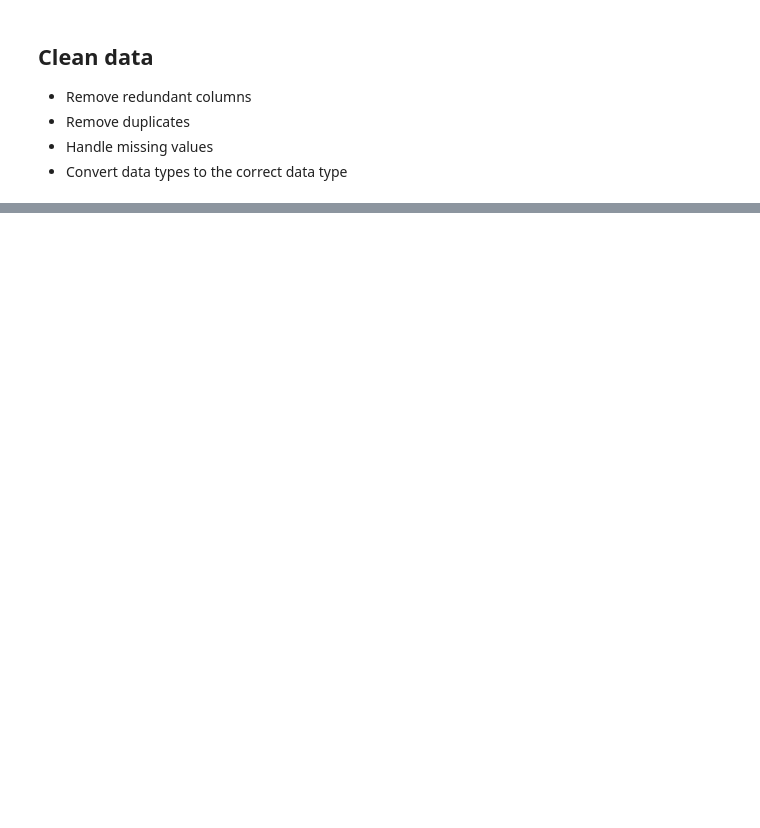
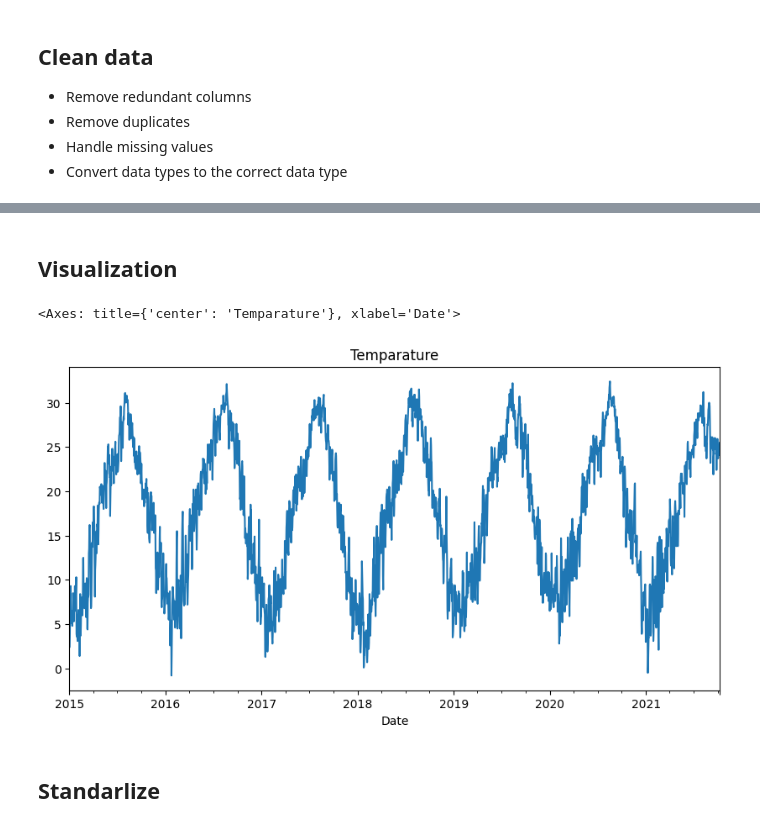
Before and after one commit to nghiavuPrac/DBM301, a Jupyter notebook: Assigment/data_processing.ipynb, the cells around one changed output, grey strips where cells are left out. Drawn from its saved outputs; the diff is of its cells as text; code cells hidden in the pictures; blank space fills up the shorter version.

```diff
--- a/Assigment/data_processing.ipynb
+++ b/Assigment/data_processing.ipynb
@@ -56,3 +53,15 @@ df.describe()
 - Remove duplicates
 - Handle missing values
 - Convert data types to the correct data type
+# %%
+# Drop Unamed col
+df = df.loc[:, ~df.columns.str.contains('^Unnamed')]
+# Drop duplicated!
+df = df.dropna(axis='columns',how='all')
+# %%
+def fill_nan_cell(df):
+    for col in df.columns:
+        df[col].fillna((df[col].mean()), inplace=True)
+    return df
+# %%
+df = fill_nan_cell(df)
@@ -58,0 +79,9 @@ df.describe()
+# %% [markdown]
+## Visualization
+# %%
+df["Temparature"].plot(figsize=(10,5), title="Temparature")
+# %% [output]
+<Axes: title={'center': 'Temparature'}, xlabel='Date'>
+[figure, added]
+# %% [markdown]
+## Standarlize
```
Also changed, not shown: parts of 16 cells of this notebook, 5 other files.
